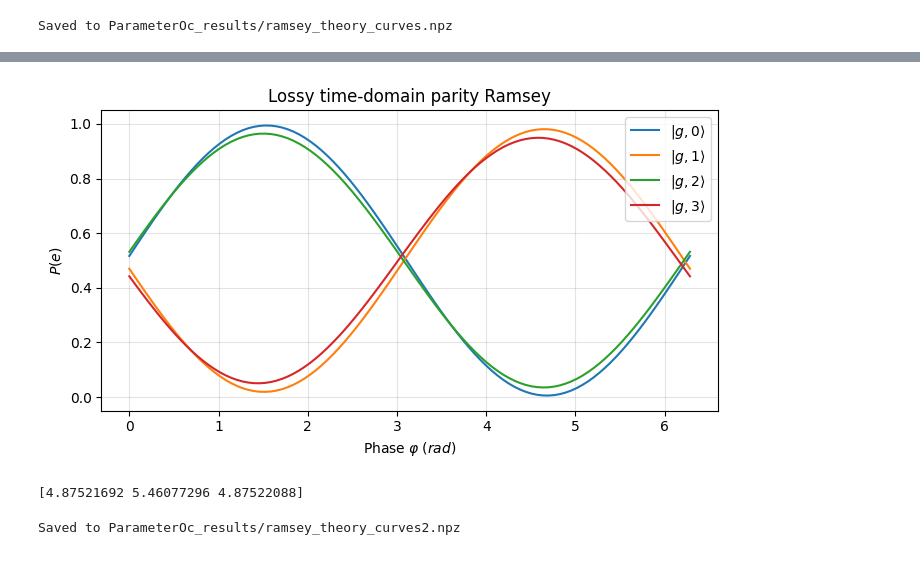
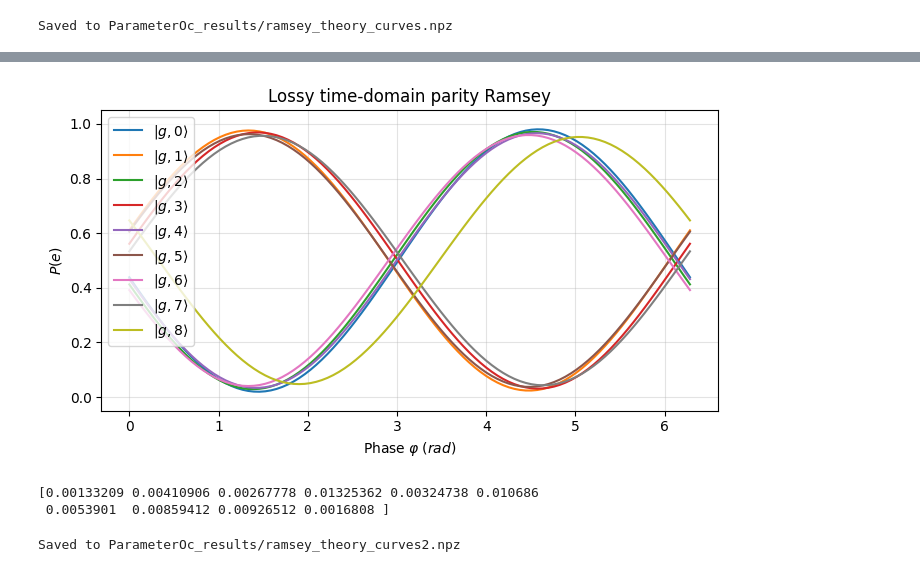
Before and after one commit to TunmayGerg/quantum-simulation-code, a Jupyter notebook: Optimal control/parameter_optimal_control.ipynb, the cells around one changed output, grey strips where cells are left out. Cells and saved outputs as stored; diff of their text form; code cells hidden in the pictures.

```diff
--- a/Optimal control/parameter_optimal_control.ipynb
+++ b/Optimal control/parameter_optimal_control.ipynb
@@ -8,9 +8,9 @@ from helpful_functions import *
 %load_ext autoreload
 %autoreload 2
 # %%
-Nc_subspace_dim = 2          # cavity dim: levels 0...Nc-1 only for unitary target via projection
+Nc_subspace_dim = 8          # cavity dim: levels 0...Nc-1 only for unitary target via projection
 Nq_subspace_dim = 2          # qubit dim: levels 0...Nq-1 only for unitary target via projection
-Nc_big = 10     # total cavity dim: includes higher levels
+Nc_big = 12     # total cavity dim: includes higher levels
 Nq_big = 2      # total qubit dim: includes higher levels
 
 a_c = qt.tensor(qt.destroy(Nc_big), qt.qeye(Nq_big))   # cavity annihilation operator
@@ -125,5 +123,5 @@ NameError: name 'opt' is not defined
 # %%
-filename = "ParameterOc_results/parity_2cavitylevels.npz" # test test
+filename = "ParameterOc_results/parity_8cavitylevels10gates.npz" # test test
 q = load_qobjs(filename)
 rotation0, phase0, theta0 = load_rotation_phase_theta(filename)
 parameters_dict = load_parameters_dict(filename)
@@ -177,7 +177,11 @@ init_states = {
     r'$|g,1\rangle$': qt.tensor(qt.fock(Nc_big, 1), qt.fock(Nq_big, 0)),
     r'$|g,2\rangle$': qt.tensor(qt.fock(Nc_big, 2), qt.fock(Nq_big, 0)),
     r'$|g,3\rangle$': qt.tensor(qt.fock(Nc_big, 3), qt.fock(Nq_big, 0)),
-    # r'$|g,4\rangle$': qt.tensor(qt.fock(Nc_big, 4), qt.fock(Nq_big, 0)),
+    r'$|g,4\rangle$': qt.tensor(qt.fock(Nc_big, 4), qt.fock(Nq_big, 0)),
+    r'$|g,5\rangle$': qt.tensor(qt.fock(Nc_big, 5), qt.fock(Nq_big, 0)),
+    r'$|g,6\rangle$': qt.tensor(qt.fock(Nc_big, 6), qt.fock(Nq_big, 0)),
+    r'$|g,7\rangle$': qt.tensor(qt.fock(Nc_big, 7), qt.fock(Nq_big, 0)),
+    r'$|g,8\rangle$': qt.tensor(qt.fock(Nc_big, 8), qt.fock(Nq_big, 0)),
 }
 
 Pe_results = {}
@@ -190,7 +194,7 @@ for label, psi0 in init_states.items():
     Pe_results[label] = np.real(np.array(Pe))
 
 fig, ax = plt.subplots(figsize=(7, 4))
-for (label, Pe), c in zip(Pe_results.items(), ['C0', 'C1', 'C2', 'C3']):
+for (label, Pe), c in zip(Pe_results.items(), ['C0', 'C1', 'C2', 'C3', 'C4', 'C5', 'C6', 'C7', 'C8']):
     ax.plot(phases, Pe, color=c, lw=1.5, label=label)
 ax.set_xlabel(r'Phase $\varphi\;(rad)$')
 ax.set_ylabel(r'$P(e)$')
@@ -228,7 +238,7 @@ from parameter_oc import load_qobjs, load_rotation_phase_theta, gauge_unitary
 from helpful_functions import projector_onto_states, unitary_projected_fidelity
 
 # Load the three optimized beam-splitter pulse areas and phases.
-filename = "ParameterOc_results/parity_4cavitylevels.npz"
+filename = "ParameterOc_results/parity_8cavitylevels10gates.npz"
 q = load_qobjs(filename)
 rotation0, phase0, theta0 = load_rotation_phase_theta(filename)
 
@@ -242,7 +252,7 @@ Nc_sim, Nq_sim = a_c.dims[0]
 # Crossing times copied from pulse_calculations.ipynb.
 # pulse_times_us = np.array([0.1611, 0.4068, 0.1611])
 
-pulse_times_us = np.array([0.3252, 0.4021, 0.5646, 0.1824, 0.5257, 0.2761])
+pulse_times_us = np.array([0.200,0.200,0.200,0.200,0.200,0.200,0.200,0.200,0.200,0.200])  # 10 pulses of 200 us each
 
 phase0 = -phase0
 # The optimized pulse area theta is matched by choosing g_rate * time = theta.
@@ -265,13 +275,15 @@ for k, (theta, phase, time_us, g_rate) in enumerate(
         }
     )
 
-T1_cavity_us = 80.0
-T1_qubit_us = 150.0
+T1_cavity_us = 300.0
+T1_qubit_us = 200.0
+T2_cavity_us = 400.0
+T2_qubit_us = 20.0
 
 n_c_op = a_c.dag() * a_c
 n_q_op = a_q.dag() * a_q
 
-c_ops = [np.sqrt(1 / T1_cavity_us) * a_c, np.sqrt(1 / T1_qubit_us) * a_q]
+c_ops = [np.sqrt(1 / T1_cavity_us) * a_c, np.sqrt(1 / T1_qubit_us) * a_q, np.sqrt(1 / T2_cavity_us) * n_c_op, np.sqrt(1 / T2_qubit_us) * n_q_op]
 
 
 def bs_hamiltonian(g_rate, phase):
@@ -323,39 +335,45 @@ X2_gate = (-1j * np.pi / 4 * sigma_x_q).expm()
 
 ramsey_states = {
     r"$|g,0\rangle$": qt.tensor(qt.fock(Nc_sim, 0), qt.fock(Nq_sim, 0)),
     r"$|g,1\rangle$": qt.tensor(qt.fock(Nc_sim, 1), qt.fock(Nq_sim, 0)),
     r"$|g,2\rangle$": qt.tensor(qt.fock(Nc_sim, 2), qt.fock(Nq_sim, 0)),
     r"$|g,3\rangle$": qt.tensor(qt.fock(Nc_sim, 3), qt.fock(Nq_sim, 0)),
+    r"$|g,4\rangle$": qt.tensor(qt.fock(Nc_sim, 4), qt.fock(Nq_sim, 0)),
+    r"$|g,5\rangle$": qt.tensor(qt.fock(Nc_sim, 5), qt.fock(Nq_sim, 0)),
+    r"$|g,6\rangle$": qt.tensor(qt.fock(Nc_sim, 6), qt.fock(Nq_sim, 0)),
+    r"$|g,7\rangle$": qt.tensor(qt.fock(Nc_sim, 7), qt.fock(Nq_sim, 0)),
+    r"$|g,8\rangle$": qt.tensor(qt.fock(Nc_sim, 8), qt.fock(Nq_sim, 0))
 }
 
 # One mesolve call per initial state; phi sweep is pure matrix algebra.
 Pe_results = {}
 for label, psi0 in ramsey_states.items():
     psi_equator = X2_gate * psi0
     rho_mid = evolve_with_decay(psi_equator * psi_equator.dag(), pulses)
     Pe = []
     for phi in phases:
         R_phi = (-1j * np.pi / 4 * (np.cos(phi) * sigma_x_q + np.sin(phi) * sigma_y_q)).expm()
         Pe.append(qt.expect(n_q_op, R_phi * rho_mid * R_phi.dag()))
     Pe_results[label] = np.real(np.array(Pe))
 
 fig, ax = plt.subplots(figsize=(7, 4))
-for (label, Pe), color in zip(Pe_results.items(), ["C0", "C1", "C2", "C3"]):
+for (label, Pe), color in zip(Pe_results.items(), ["C0", "C1", "C2", "C3", "C4", "C5", "C6", "C7", "C8"]):
     ax.plot(phases, Pe, color=color, lw=1.5, label=label)
 ax.set_xlabel(r"Phase $\varphi\;(rad)$")
 ax.set_ylabel(r"$P(e)$")
 ax.set_title(r"Lossy time-domain parity Ramsey")
 ax.set_ylim([-0.05, 1.05])
 ax.legend()
 ax.grid(alpha=0.35)
 plt.tight_layout()
 plt.show()
 # %% [output]
-[figure, old version]
+[figure, new version]
 # %%
 print(g_rates)
 # %% [output]
-[4.87521692 5.46077296 4.87522088]
+[0.00133209 0.00410906 0.00267778 0.01325362 0.00324738 0.010686
+ 0.0053901  0.00859412 0.00926512 0.0016808 ]
 # %%
 # Save theoretical Ramsey curves
 save_path = "ParameterOc_results/ramsey_theory_curves2.npz"
```
Also changed, not shown: parts of 5 cells of this notebook, 7 other files.
